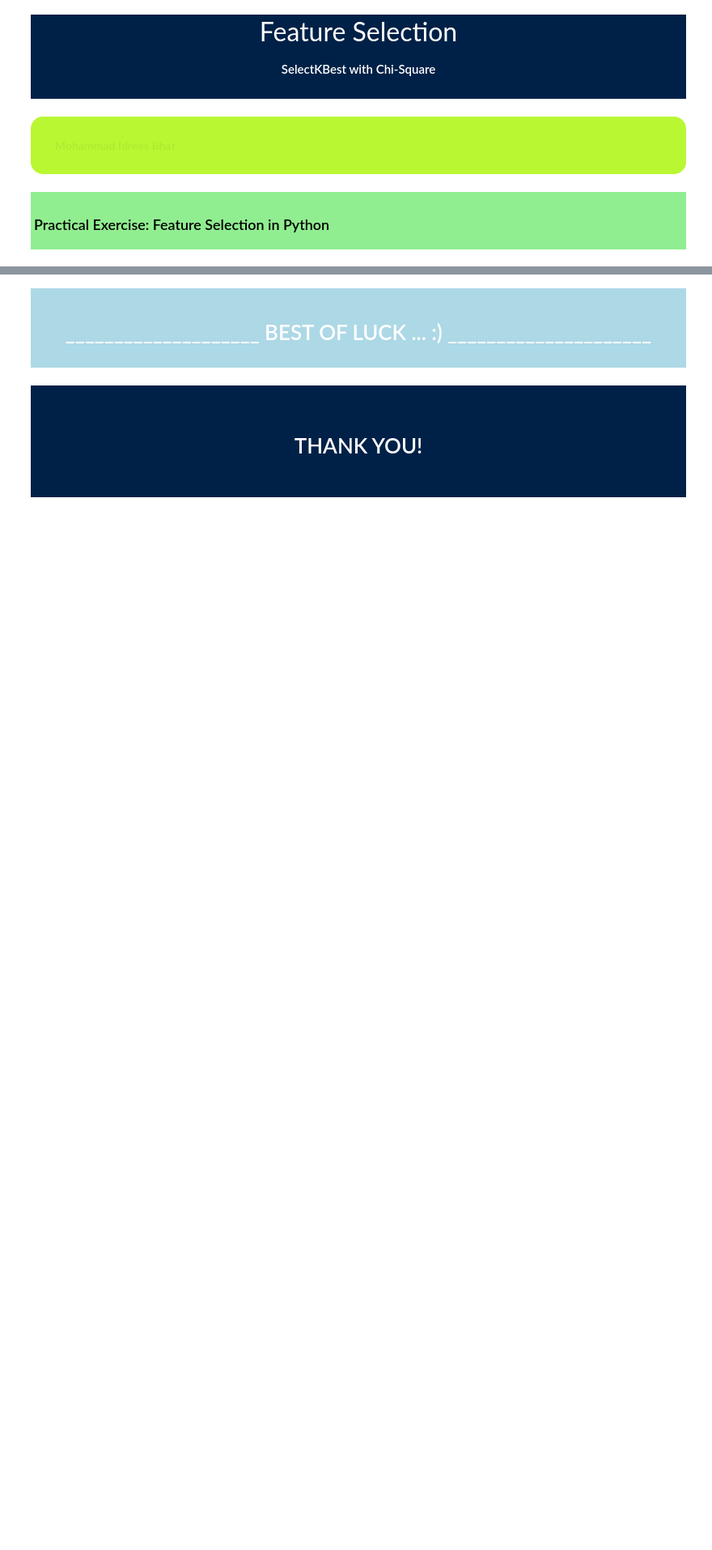
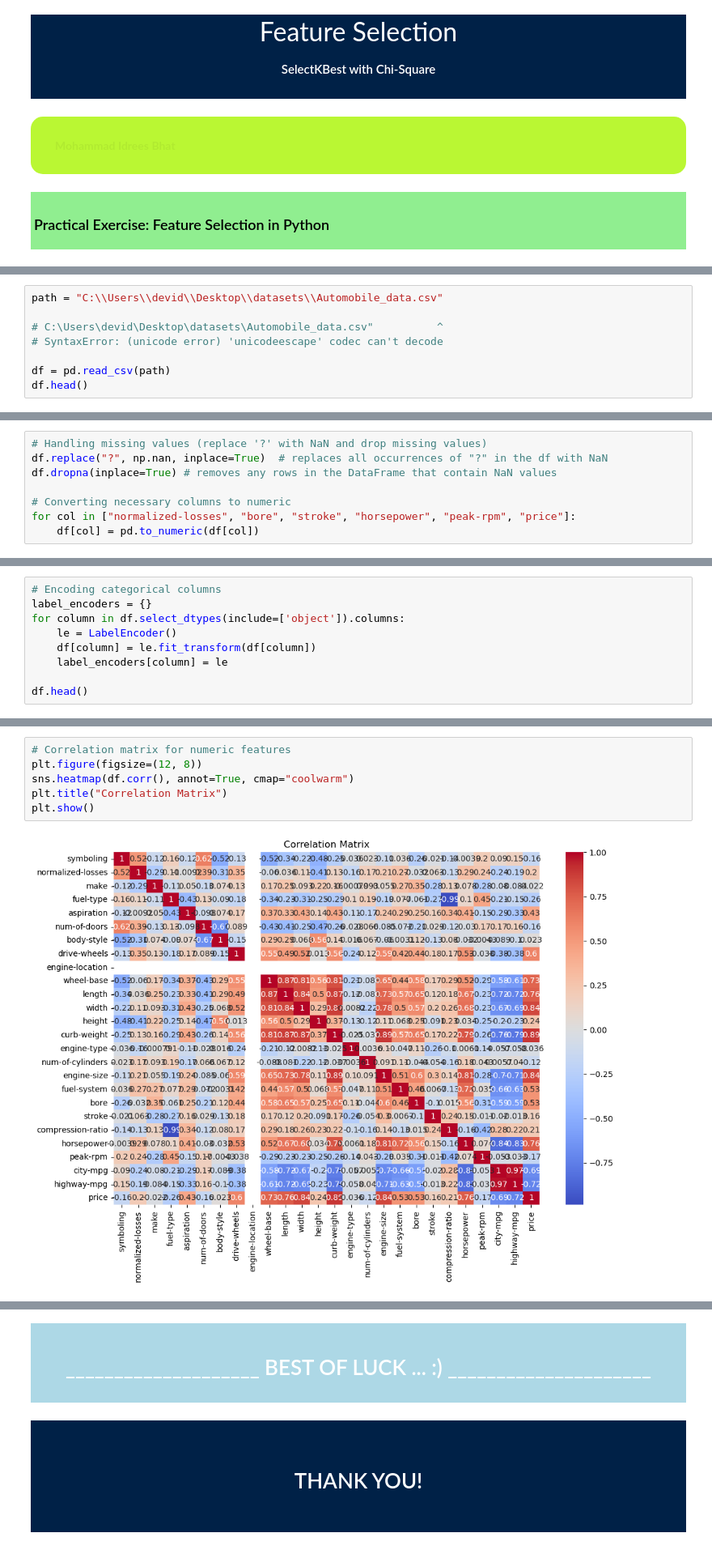
Before and after one commit to devidrees/Data-Analytix-Content-Prep, a Jupyter notebook: Main content day wise/Week 6/Day 22 - 23/Hands On Feature Selection.ipynb, the cells around one changed output, grey strips where cells are left out. Shown at 81% size. Cells and saved outputs as stored; diff of their text form; blank space fills up the shorter version.

```diff
--- a/Main content day wise/Week 6/Day 22 - 23/Hands On Feature Selection.ipynb
+++ b/Main content day wise/Week 6/Day 22 - 23/Hands On Feature Selection.ipynb
@@ -53,0 +55,8 @@ df.head()
+# %%
+path = "C:\\Users\\devid\\Desktop\\datasets\\Automobile_data.csv"
+
+# C:\Users\devid\Desktop\datasets\Automobile_data.csv"          ^
+# SyntaxError: (unicode error) 'unicodeescape' codec can't decode
+
+df = pd.read_csv(path)
+df.head()
@@ -53,0 +71,8 @@ df.head()
+# %%
+# Handling missing values (replace '?' with NaN and drop missing values)
+df.replace("?", np.nan, inplace=True)  # replaces all occurrences of "?" in the df with NaN
+df.dropna(inplace=True) # removes any rows in the DataFrame that contain NaN values
+
+# Converting necessary columns to numeric
+for col in ["normalized-losses", "bore", "stroke", "horsepower", "peak-rpm", "price"]:
+    df[col] = pd.to_numeric(df[col])
@@ -53,0 +95,9 @@ df.head()
+# %%
+# Encoding categorical columns
+label_encoders = {}
+for column in df.select_dtypes(include=['object']).columns:
+    le = LabelEncoder()
+    df[column] = le.fit_transform(df[column])
+    label_encoders[column] = le
+
+df.head()
@@ -53,0 +116,8 @@ df.head()
+# %%
+# Correlation matrix for numeric features
+plt.figure(figsize=(12, 8))
+sns.heatmap(df.corr(), annot=True, cmap="coolwarm")
+plt.title("Correlation Matrix")
+plt.show()
+# %% [output]
+[figure, added]
```
Also changed, not shown: parts of 50 cells of this notebook, 16 other files.
